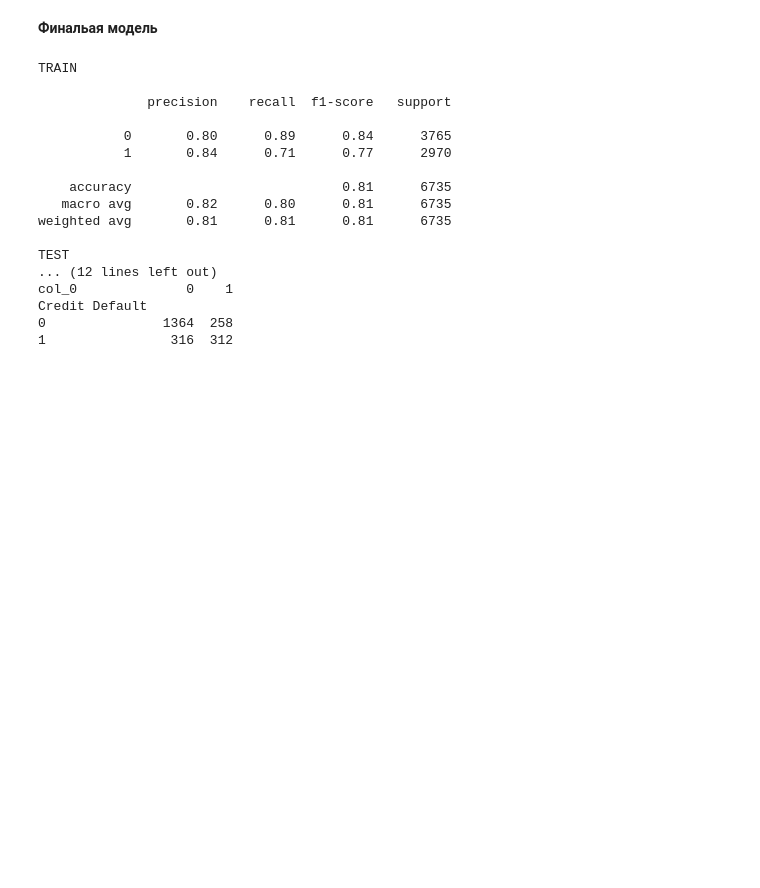
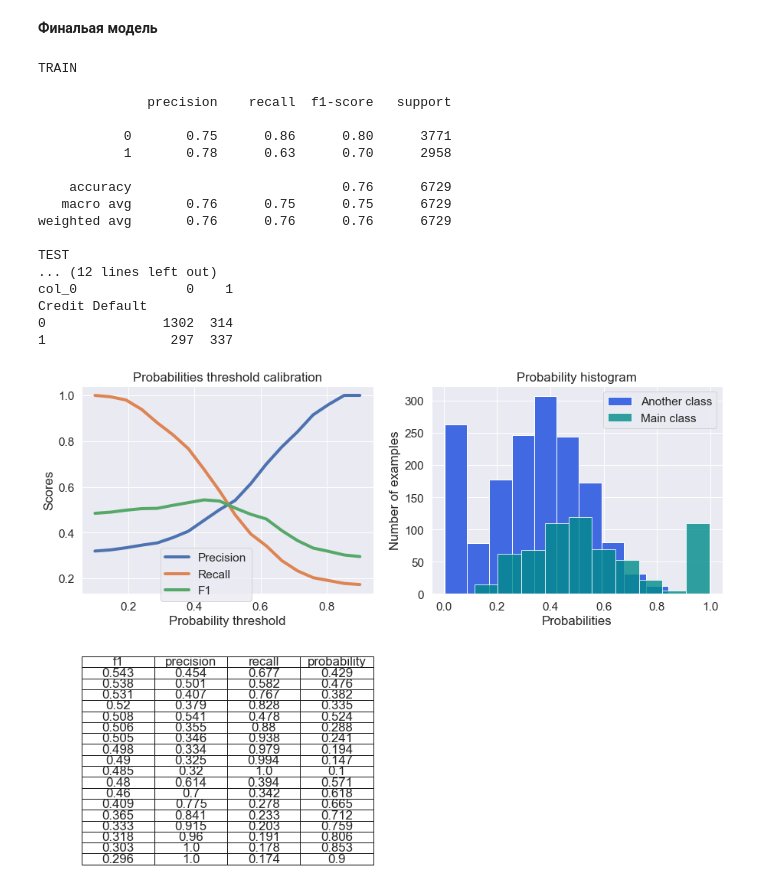
Before and after one commit to ShadarRim/gbpythonlibsadd, a Jupyter notebook: HW Lesson.ipynb, the cells around one changed output. Drawn from its saved outputs; the diff is of its cells as text; code cells hidden in the pictures; blank space fills up the shorter version.

Commit message:
Final model create

```diff
--- a/HW Lesson.ipynb
+++ b/HW Lesson.ipynb
@@ -511,10 +572,9 @@ Index(['Home Ownership', 'Annual Income', 'Years in current job', 'Tax Liens',
        'Term_Long Term', 'Term_Short Term'],
       dtype='object')
 # %%
-number_features = ['Annual Income', 'Tax Liens',
+number_features = ['Annual Income', 'Annual Income_nan', 'Tax Liens',
        'Number of Open Accounts', 'Years of Credit History',
        'Maximum Open Credit', 'Number of Credit Problems', 'Bankruptcies',
         'Current Loan Amount', 'Current Credit Balance',
-       'Monthly Debt', 'Credit Score', 'Annual Income_nan',
+       'Monthly Debt', 'Credit Score',
        'Years in current job_nan', 'Bankruptcies_nan', 'Credit Score_nan']
-additional_features = ['Term_Long Term', 'Term_Short Term']
@@ -683,9 +745,9 @@ Credit Default
 # %%
 model_catb = catb.CatBoostClassifier(silent=True, random_state=21, cat_features=cat_features)
-model_catb.fit(X_train[number_features + additional_features+ cat_features], y_train)
+model_catb.fit(X_train[number_features + cat_features], y_train)
 
-y_train_pred = model_catb.predict(X_train[number_features + additional_features + cat_features])
-y_test_pred = model_catb.predict(X_test[number_features + additional_features + cat_features])
+y_train_pred = model_catb.predict(X_train[number_features + cat_features])
+y_test_pred = model_catb.predict(X_test[number_features + cat_features])
 
 get_classification_report(y_train, y_train_pred, y_test, y_test_pred)
 # %% [output]
@@ -730,11 +813,11 @@ MetricVisualizer(layout=Layout(align_self='stretch', height='500px'))
 # %% [markdown]
 **Финальая модель**
 # %%
-model_catb_f = catb.CatBoostClassifier(silent=True, random_state=21, cat_features=cat_features, iterations = 215, eval_metric="F1", loss_function="Logloss", colsample_bylevel=0.5, max_depth=5)
-model_catb_f.fit(X_train[number_features + additional_features+ cat_features], y_train)
+model_catb_f = catb.CatBoostClassifier(silent=True, cat_features=cat_features, iterations = 219, eval_metric="F1", loss_function="Logloss", colsample_bylevel=0.5, max_depth=3)
+model_catb_f.fit(X_train[number_features + cat_features], y_train)
 
-y_train_pred = model_catb_f.predict(X_train[number_features + additional_features + cat_features])
-y_test_pred = model_catb_f.predict(X_test[number_features + additional_features + cat_features])
+y_train_pred = model_catb_f.predict(X_train[number_features + cat_features])
+y_test_pred = model_catb_f.predict(X_test[number_features + cat_features])
 
 get_classification_report(y_train, y_train_pred, y_test, y_test_pred)
 # %% [output]
@@ -742,16 +825,22 @@ TRAIN
 
               precision    recall  f1-score   support
 
-           0       0.80      0.89      0.84      3765
-           1       0.84      0.71      0.77      2970
+           0       0.75      0.86      0.80      3771
+           1       0.78      0.63      0.70      2958
 
-    accuracy                           0.81      6735
-   macro avg       0.82      0.80      0.81      6735
-weighted avg       0.81      0.81      0.81      6735
+    accuracy                           0.76      6729
+   macro avg       0.76      0.75      0.75      6729
+weighted avg       0.76      0.76      0.76      6729
 
 TEST
 ... (12 lines left out)
 col_0              0    1
 Credit Default
-0               1364  258
-1                316  312
+0               1302  314
+1                297  337
+# %%
+y_test_pred_probs = model_catb_f.predict_proba(X_test[number_features + cat_features])
+# %%
+show_proba_calibration_plots(y_test_pred_probs[:, 1], y_test)
+# %% [output]
+[figure, added]
```
Also changed, not shown: parts of 21 cells of this notebook, 16 other files.
